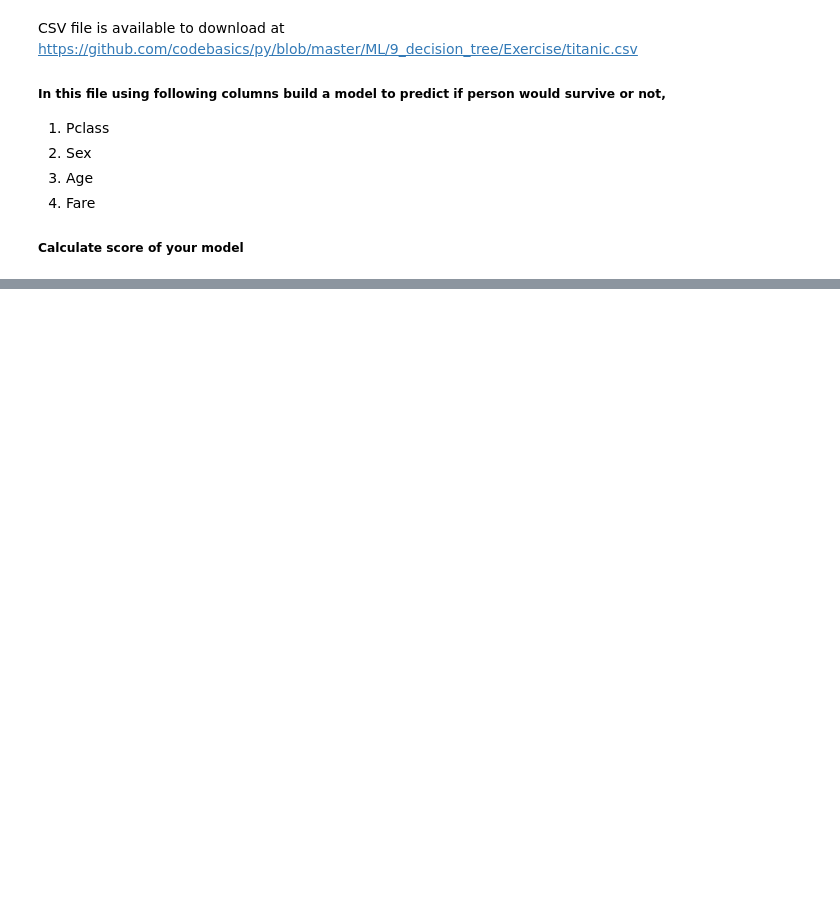
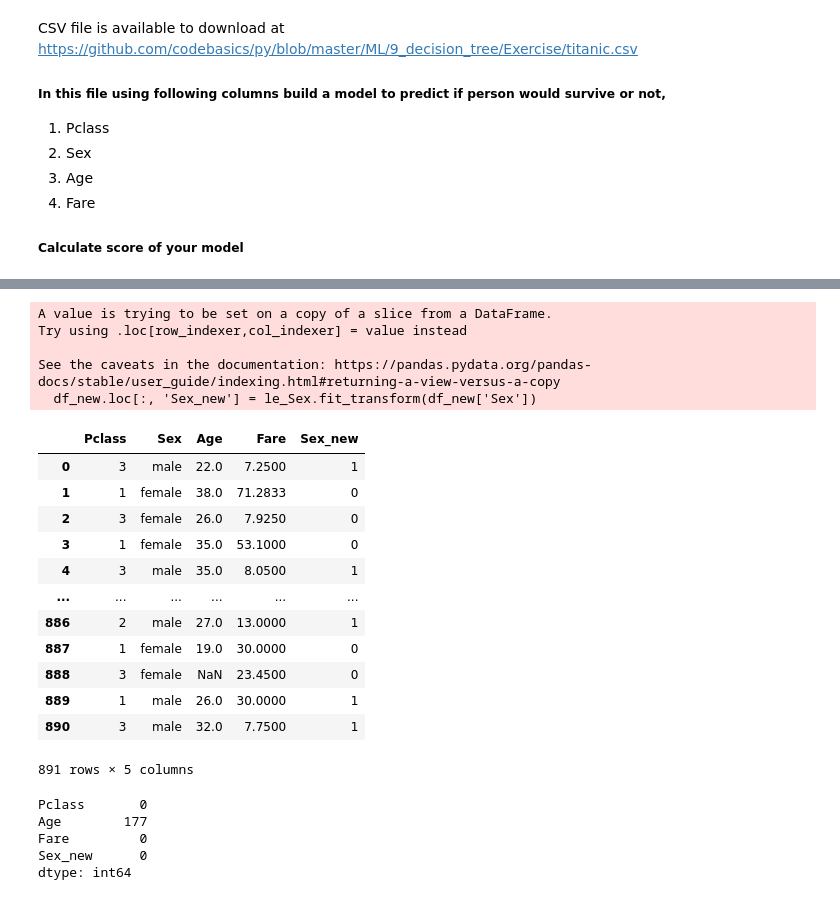
Before and after one commit to subhashiitb/CodeBasics, a Jupyter notebook: ML/LR-Example/9_decision_tree.ipynb, the cells around one changed output, grey strips where cells are left out. Drawn from its saved outputs; the diff is of its cells as text; code cells hidden in the pictures; blank space fills up the shorter version.

```diff
--- a/ML/LR-Example/9_decision_tree.ipynb
+++ b/ML/LR-Example/9_decision_tree.ipynb
@@ -151,0 +165,2 @@ CSV file is available to download at https://github.com/codebasics/py/blob/maste
+# %%
+df_new = df[['Pclass','Sex','Age','Fare']]
@@ -151,0 +202,27 @@ CSV file is available to download at https://github.com/codebasics/py/blob/maste
+# %%
+from sklearn.preprocessing import LabelEncoder
+le_Sex = LabelEncoder()
+# %%
+df_new.loc[:, 'Sex_new'] = le_Sex.fit_transform(df_new['Sex'])
+# %% [output]
+A value is trying to be set on a copy of a slice from a DataFrame.
+Try using .loc[row_indexer,col_indexer] = value instead
+
+See the caveats in the documentation: https://pandas.pydata.org/pandas-docs/stable/user_guide/indexing.html#returning-a-view-versus-a-copy
+  df_new.loc[:, 'Sex_new'] = le_Sex.fit_transform(df_new['Sex'])
+# %%
+df_new
+# %% [output]
+|  | Pclass | Sex | Age | Fare | Sex_new |
+| 0 | 3 | male | 22.0 | 7.2500 | 1 |
+| 1 | 1 | female | 38.0 | 71.2833 | 0 |
+| 2 | 3 | female | 26.0 | 7.9250 | 0 |
+| 3 | 1 | female | 35.0 | 53.1000 | 0 |
+| 4 | 3 | male | 35.0 | 8.0500 | 1 |
+| ... | ... | ... | ... | ... | ... |
+| 886 | 2 | male | 27.0 | 13.0000 | 1 |
+| 887 | 1 | female | 19.0 | 30.0000 | 0 |
+| 888 | 3 | female | NaN | 23.4500 | 0 |
+| 889 | 1 | male | 26.0 | 30.0000 | 1 |
+| 890 | 3 | male | 32.0 | 7.7500 | 1 |
+891 rows × 5 columns
@@ -151,0 +231,8 @@ CSV file is available to download at https://github.com/codebasics/py/blob/maste
+# %%
+print(df_new.isnull().sum())
+# %% [output]
+Pclass       0
+Age        177
+Fare         0
+Sex_new      0
+dtype: int64
```
Also changed, not shown: parts of 19 cells of this notebook.
